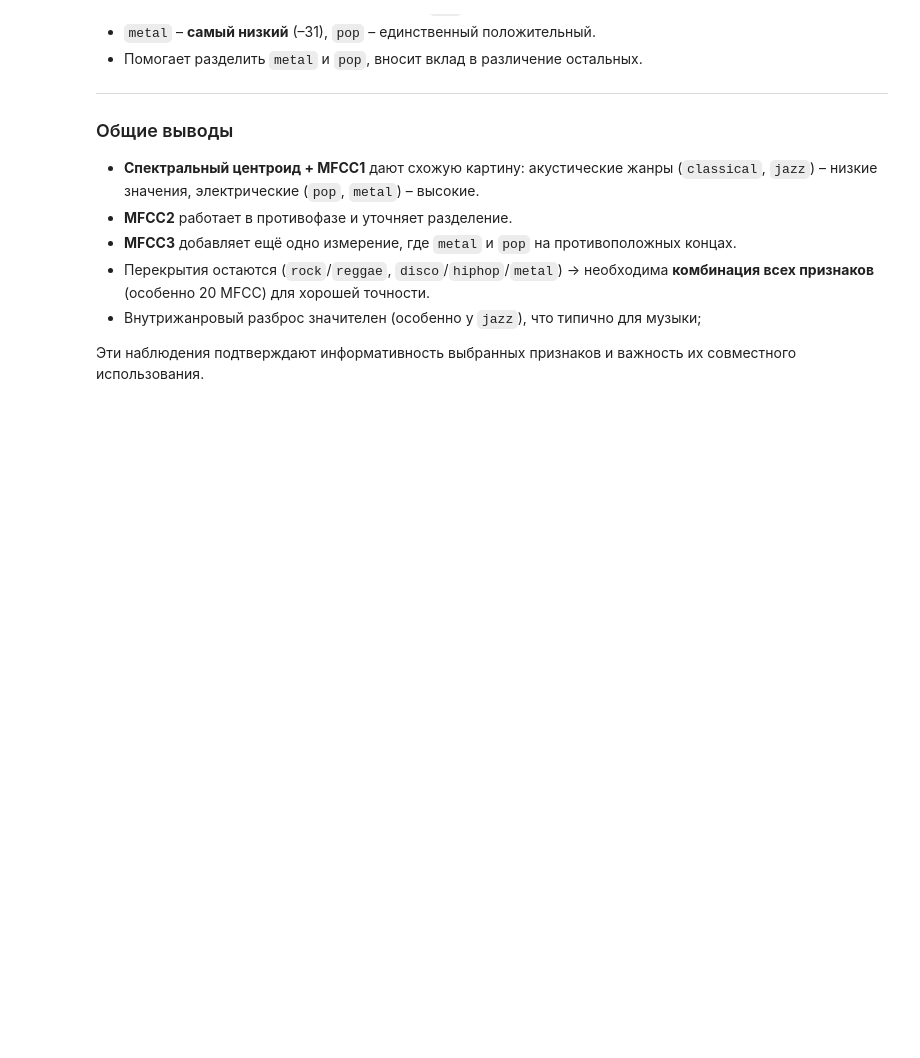
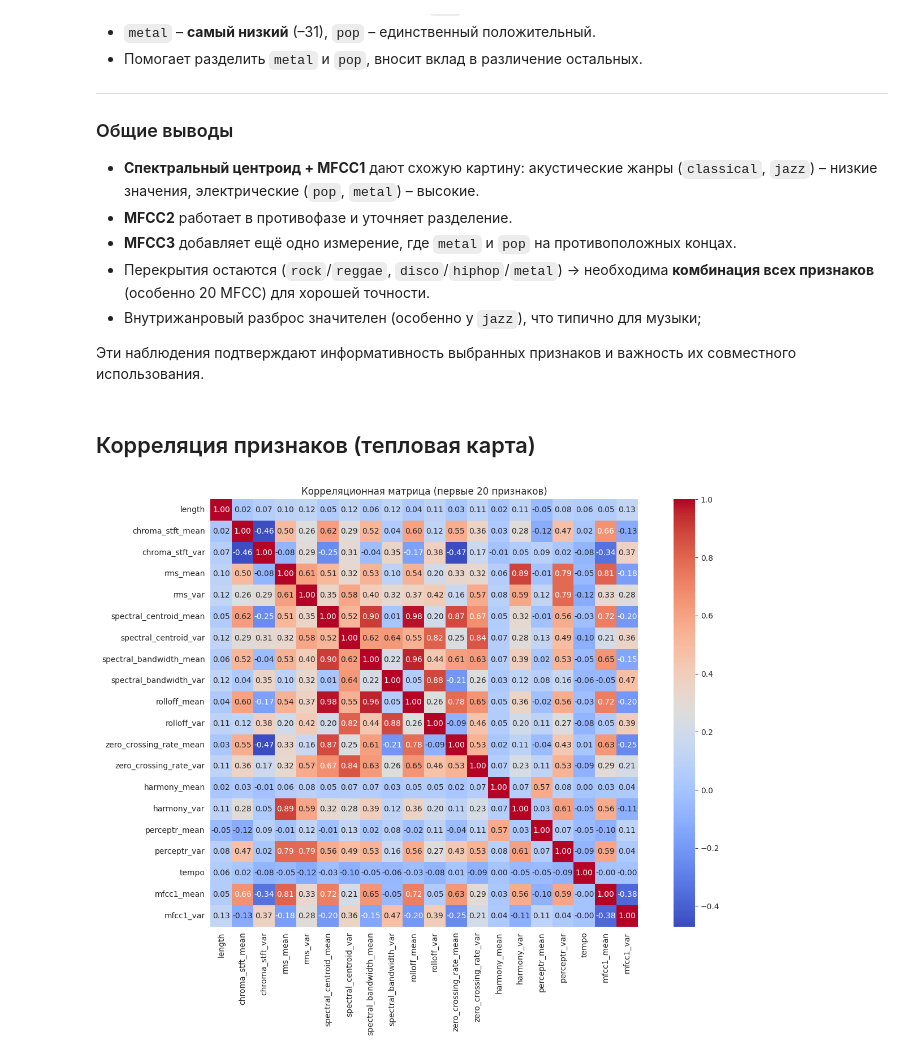
Before and after one commit to Marfall/MusicAnalyzer, a Jupyter notebook: MusicAnalyzer.ipynb, the cells around one changed output. Saved outputs shown, nothing was run; the diff lists cells and outputs as text; code cells hidden in the pictures; blank space fills up the shorter version.

```diff
--- a/MusicAnalyzer.ipynb
+++ b/MusicAnalyzer.ipynb
@@ -335,3 +335,18 @@ pop        12.744815  12.928705  15.604332 -23.190065  53.277969
 - Внутрижанровый разброс значителен (особенно у `jazz`), что типично для музыки;
 
 Эти наблюдения подтверждают информативность выбранных признаков и важность их совместного использования.
+# %% [markdown]
+## Корреляция признаков (тепловая карта)
+# %%
+# Возьмём первые 20 признаков для наглядности
+top_features = feature_columns[:20]
+corr_matrix = X[top_features].corr()
+
+# Строим тепловую карту
+fig, ax = plt.subplots(figsize=(14, 10))
+sns.heatmap(corr_matrix, annot=True, fmt='.2f', cmap='coolwarm', square=True, ax=ax)
+ax.set_title('Корреляционная матрица (первые 20 признаков)')
+plt.tight_layout()
+plt.show()
+# %% [output]
+[figure, added]
```
Also changed, not shown: parts of 5 cells of this notebook.
